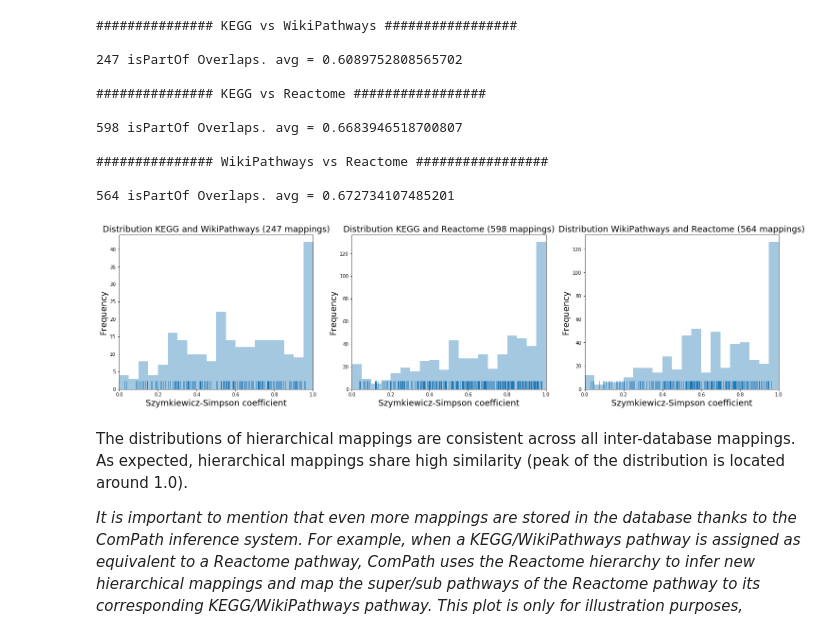
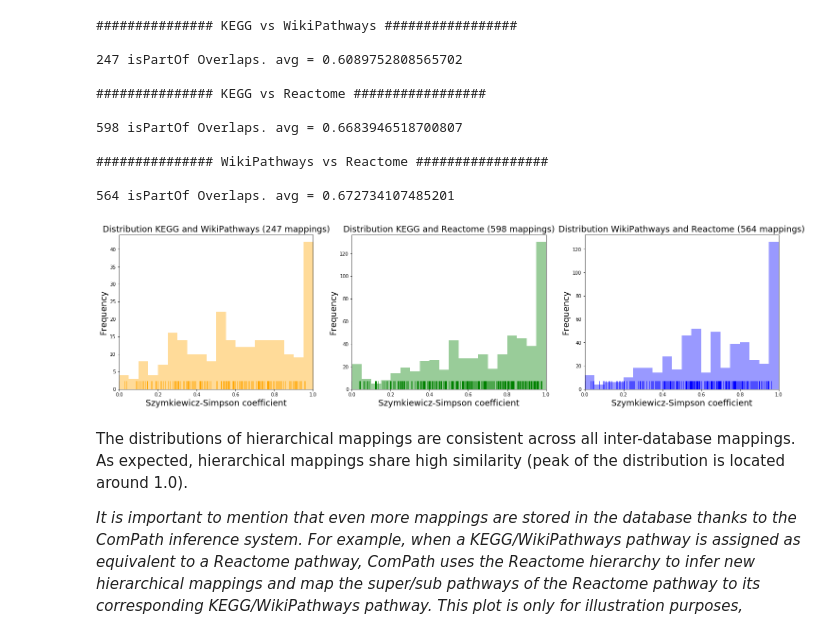
Before and after one commit to ComPath/compath-resources, a Jupyter notebook: notebooks/Mappings Similarity Analysis.ipynb, the cells around one changed output. Drawn from its saved outputs; the diff is of its cells as text; code cells hidden in the pictures.

```diff
--- a/notebooks/Mappings Similarity Analysis.ipynb
+++ b/notebooks/Mappings Similarity Analysis.ipynb
@@ -342,30 +342,30 @@ print("{} isPartOf Overlaps. avg = {}\n".format(len(wikipathways_reactome_is_par
 # %%
 fig = plt.figure(figsize=(25, 6))
 
 ax = fig.add_subplot(1, 3, 1)
 ax.set_title('Distribution KEGG and WikiPathways ({} mappings)'.format(len(kegg_wikipathways_is_part_of_overlaps)), fontsize=18)
 ax.set_xlabel('Szymkiewicz-Simpson coefficient', fontsize=18)
 ax.set_ylabel('Frequency', fontsize=18)
 ax.set_xlim(0, 1)
-sns.distplot(kegg_wikipathways_is_part_of_overlaps, kde=False, rug=True, bins=20)
+sns.distplot(kegg_wikipathways_is_part_of_overlaps, kde=False, rug=True, bins=20, color='orange')
 
 ax = fig.add_subplot(1, 3, 2)
 ax.set_title('Distribution KEGG and Reactome ({} mappings)'.format(len(kegg_reactome_is_part_of_overlaps)), fontsize=18)
 ax.set_xlabel('Szymkiewicz-Simpson coefficient', fontsize=18)
 ax.set_ylabel('Frequency', fontsize=18)
 ax.set_xlim(0, 1)
-sns.distplot(kegg_reactome_is_part_of_overlaps, kde=False, rug=True, bins=20)
+sns.distplot(kegg_reactome_is_part_of_overlaps, kde=False, rug=True, bins=20, color='green')
 
 ax = fig.add_subplot(1, 3, 3)
 ax.set_title('Distribution WikiPathways and Reactome ({} mappings)'.format(len(wikipathways_reactome_is_part_of_overlaps)), fontsize=18)
 ax.set_xlabel('Szymkiewicz-Simpson coefficient', fontsize=18)
 ax.set_ylabel('Frequency', fontsize=18)
 ax.set_xlim(0, 1)
-sns.distplot(wikipathways_reactome_is_part_of_overlaps, kde=False, rug=True, bins=20)
+sns.distplot(wikipathways_reactome_is_part_of_overlaps, kde=False, rug=True, bins=20, color='blue')
 
 plt.show()
 # %% [output]
-[figure, old version]
+[figure, new version]
 # %% [markdown]
 The distributions of hierarchical mappings are consistent across all inter-database mappings. As expected, hierarchical mappings share high similarity (peak of the distribution is located around 1.0).
 
```
Also changed, not shown: parts of 2 cells of this notebook, 1 other file.
